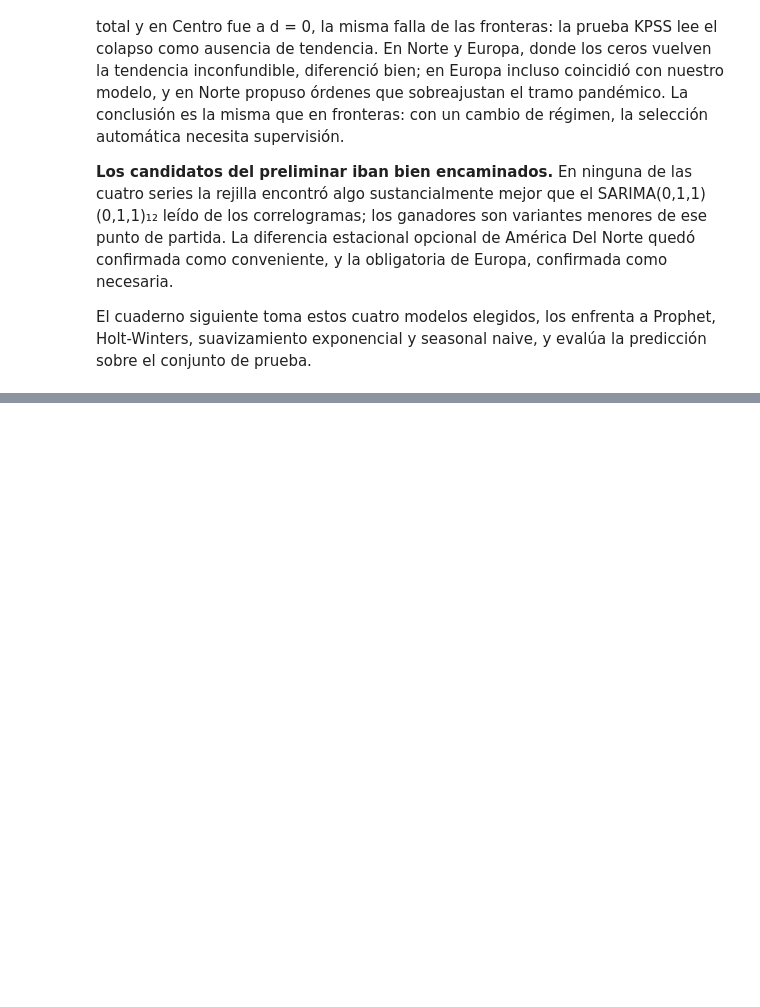
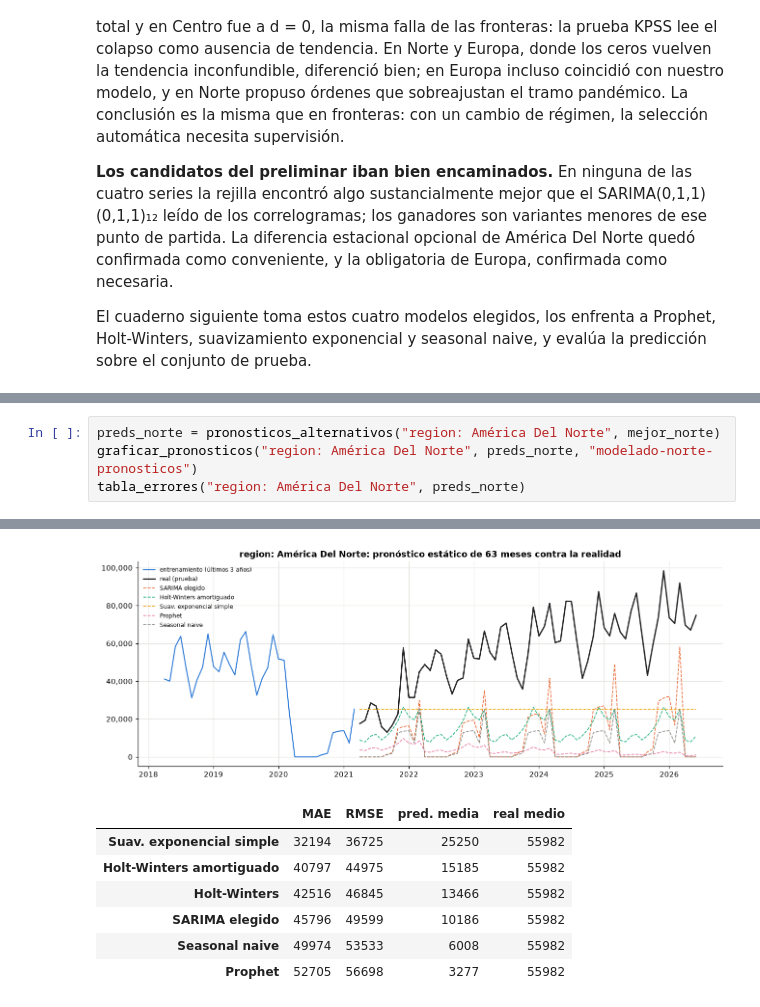
Before and after one commit to Fercho1118/Laboratorio-1-Series-de-Tiempo, a Jupyter notebook: notebooks/modelado-regiones.ipynb, the cells around one changed output, grey strips where cells are left out. Saved outputs shown, nothing was run; the diff lists cells and outputs as text; blank space fills up the shorter version.

```diff
--- a/notebooks/modelado-regiones.ipynb
+++ b/notebooks/modelado-regiones.ipynb
@@ -483,0 +615,5 @@ suavizamiento exponencial y seasonal naive, y evalúa la predicción sobre el co
+# %%
+preds_norte = pronosticos_alternativos("region: América Del Norte", mejor_norte)
+graficar_pronosticos("region: América Del Norte", preds_norte, "modelado-norte-pronosticos")
+tabla_errores("region: América Del Norte", preds_norte)
+# %% [output]
@@ -483,0 +622,8 @@ suavizamiento exponencial y seasonal naive, y evalúa la predicción sobre el co
+[figure, added]
+|  | MAE | RMSE | pred. media | real medio |
+| Suav. exponencial simple | 32194 | 36725 | 25250 | 55982 |
+| Holt-Winters amortiguado | 40797 | 44975 | 15185 | 55982 |
+| Holt-Winters | 42516 | 46845 | 13466 | 55982 |
+| SARIMA elegido | 45796 | 49599 | 10186 | 55982 |
+| Seasonal naive | 49974 | 53533 | 6008 | 55982 |
+| Prophet | 52705 | 56698 | 3277 | 55982 |
```
Also changed, not shown: parts of 16 cells of this notebook.
